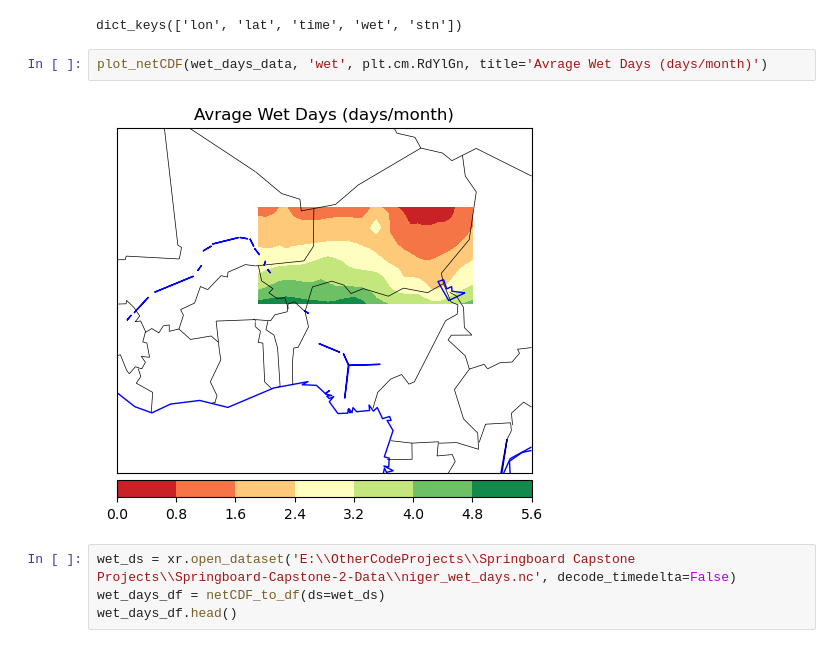
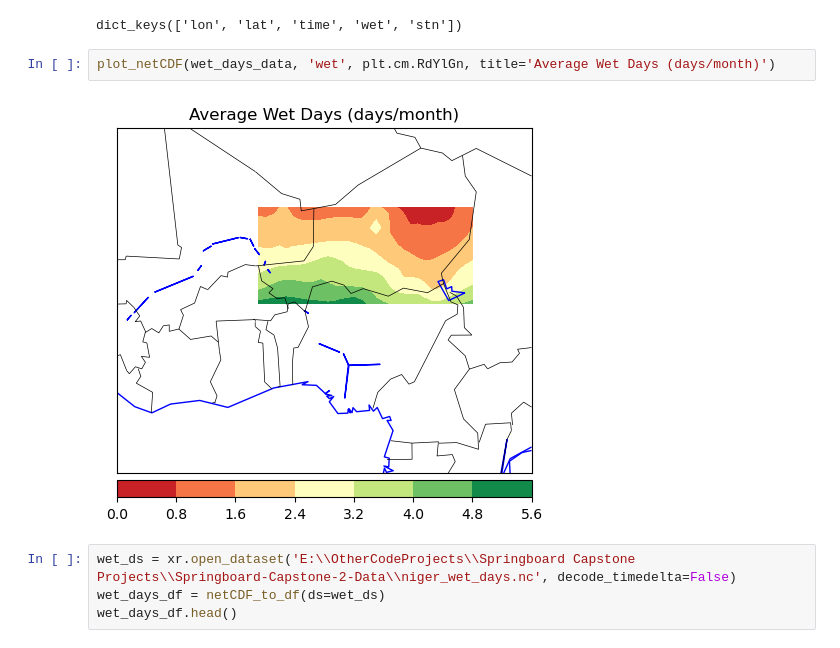
Before and after one commit to wwhite5/Springboard-Capstone-2-Time-Series, a Jupyter notebook: Notebooks/Final_Modeling.ipynb, the cells around one changed output. Saved outputs shown, nothing was run; the diff lists cells and outputs as text.

```diff
--- a/Notebooks/Final_Modeling.ipynb
+++ b/Notebooks/Final_Modeling.ipynb
@@ -154,9 +154,9 @@ wet_days_data.variables.keys()
 # %% [output]
 dict_keys(['lon', 'lat', 'time', 'wet', 'stn'])
 # %%
-plot_netCDF(wet_days_data, 'wet', plt.cm.RdYlGn, title='Avrage Wet Days (days/month)')
+plot_netCDF(wet_days_data, 'wet', plt.cm.RdYlGn, title='Average Wet Days (days/month)')
 # %% [output]
-[figure, old version]
+[figure, new version]
 # %%
 wet_ds = xr.open_dataset('E:\\OtherCodeProjects\\Springboard Capstone Projects\\Springboard-Capstone-2-Data\\niger_wet_days.nc', decode_timedelta=False)
 wet_days_df = netCDF_to_df(ds=wet_ds)
```
Also changed, not shown: 3 other files.
